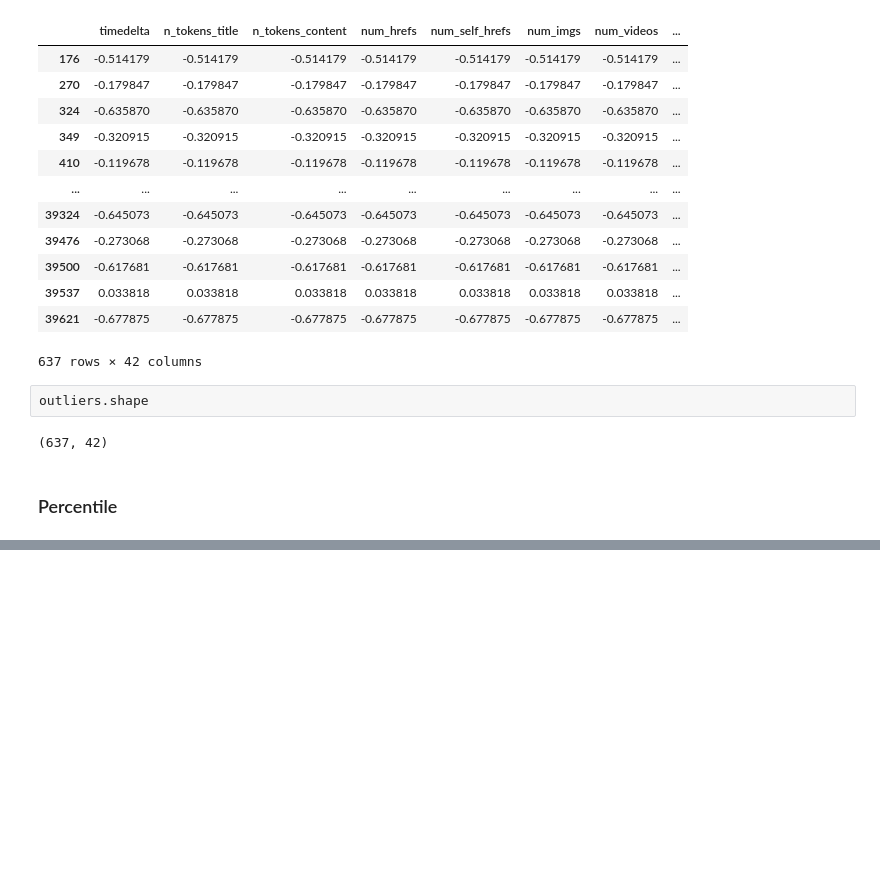
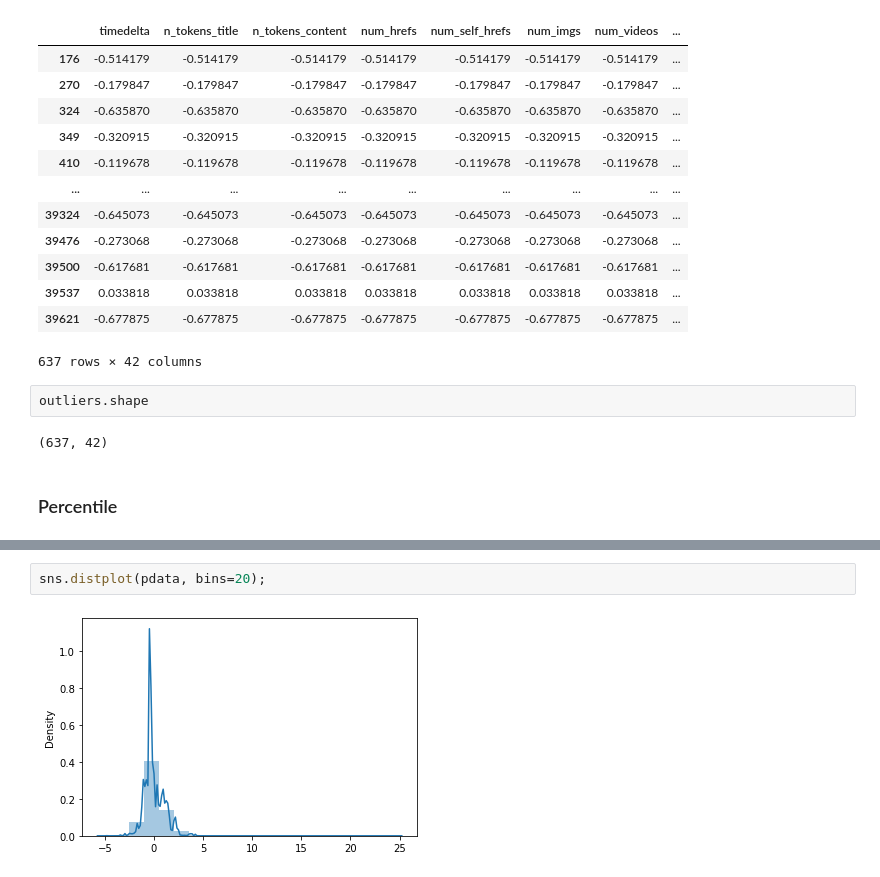
Before and after one commit to rezamosavi8740/OnlineNewsPopularity-analysis, a Jupyter notebook: OnlineNewsPopularity.ipynb, the cells around one changed output, grey strips where cells are left out. Cells and saved outputs as stored; diff of their text form; blank space fills up the shorter version.

```diff
--- a/OnlineNewsPopularity.ipynb
+++ b/OnlineNewsPopularity.ipynb
@@ -320,0 +386,4 @@ outliers
+# %%
+sns.distplot(pdata, bins=20);
+# %% [output]
+[figure, added]
```
Also changed, not shown: parts of 29 cells of this notebook.
